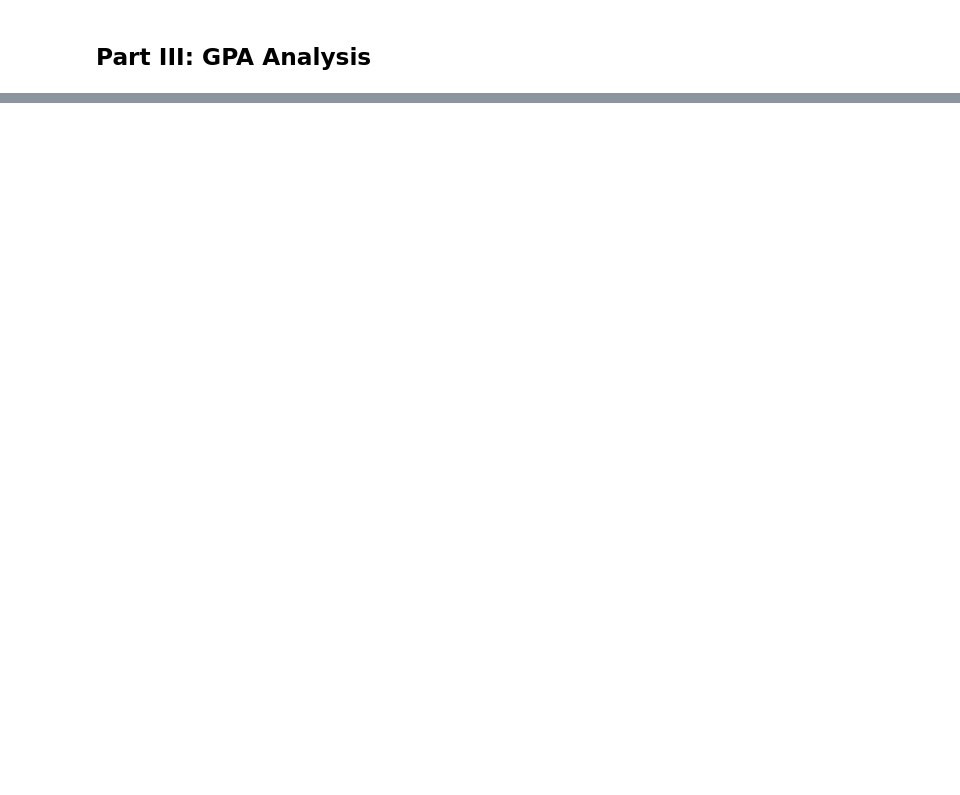
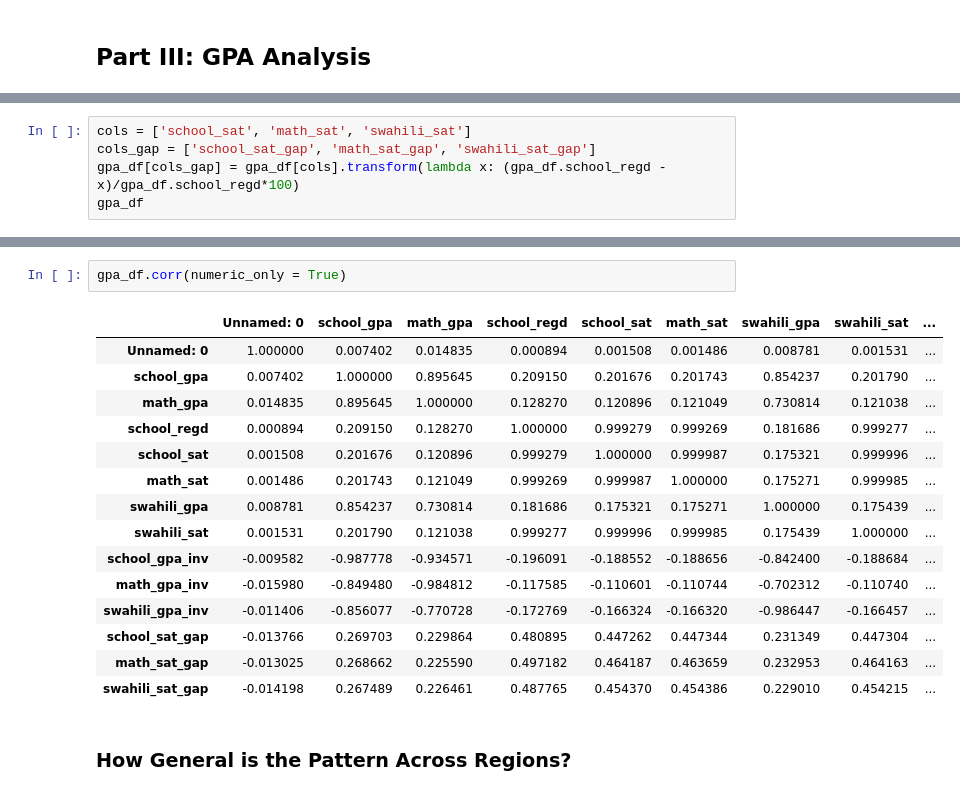
Before and after one commit to gandil/owid_demo, a Jupyter notebook: CSEE2022.ipynb, the cells around one changed output, grey strips where cells are left out. Saved outputs shown, nothing was run; the diff lists cells and outputs as text; blank space fills up the shorter version.

```diff
--- a/CSEE2022.ipynb
+++ b/CSEE2022.ipynb
@@ -522,0 +508,5 @@ frame.describe()
+# %%
+cols = ['school_sat', 'math_sat', 'swahili_sat']
+cols_gap = ['school_sat_gap', 'math_sat_gap', 'swahili_sat_gap']
+gpa_df[cols_gap] = gpa_df[cols].transform(lambda x: (gpa_df.school_regd - x)/gpa_df.school_regd*100)
+gpa_df
@@ -522,0 +536,20 @@ frame.describe()
+# %%
+gpa_df.corr(numeric_only = True)
+# %% [output]
+|  | Unnamed: 0 | school_gpa | math_gpa | school_regd | school_sat | math_sat | swahili_gpa | swahili_sat | ... |
+| Unnamed: 0 | 1.000000 | 0.007402 | 0.014835 | 0.000894 | 0.001508 | 0.001486 | 0.008781 | 0.001531 | ... |
+| school_gpa | 0.007402 | 1.000000 | 0.895645 | 0.209150 | 0.201676 | 0.201743 | 0.854237 | 0.201790 | ... |
+| math_gpa | 0.014835 | 0.895645 | 1.000000 | 0.128270 | 0.120896 | 0.121049 | 0.730814 | 0.121038 | ... |
+| school_regd | 0.000894 | 0.209150 | 0.128270 | 1.000000 | 0.999279 | 0.999269 | 0.181686 | 0.999277 | ... |
+| school_sat | 0.001508 | 0.201676 | 0.120896 | 0.999279 | 1.000000 | 0.999987 | 0.175321 | 0.999996 | ... |
+| math_sat | 0.001486 | 0.201743 | 0.121049 | 0.999269 | 0.999987 | 1.000000 | 0.175271 | 0.999985 | ... |
+| swahili_gpa | 0.008781 | 0.854237 | 0.730814 | 0.181686 | 0.175321 | 0.175271 | 1.000000 | 0.175439 | ... |
+| swahili_sat | 0.001531 | 0.201790 | 0.121038 | 0.999277 | 0.999996 | 0.999985 | 0.175439 | 1.000000 | ... |
+| school_gpa_inv | -0.009582 | -0.987778 | -0.934571 | -0.196091 | -0.188552 | -0.188656 | -0.842400 | -0.188684 | ... |
+| math_gpa_inv | -0.015980 | -0.849480 | -0.984812 | -0.117585 | -0.110601 | -0.110744 | -0.702312 | -0.110740 | ... |
+| swahili_gpa_inv | -0.011406 | -0.856077 | -0.770728 | -0.172769 | -0.166324 | -0.166320 | -0.986447 | -0.166457 | ... |
+| school_sat_gap | -0.013766 | 0.269703 | 0.229864 | 0.480895 | 0.447262 | 0.447344 | 0.231349 | 0.447304 | ... |
+| math_sat_gap | -0.013025 | 0.268662 | 0.225590 | 0.497182 | 0.464187 | 0.463659 | 0.232953 | 0.464163 | ... |
+| swahili_sat_gap | -0.014198 | 0.267489 | 0.226461 | 0.487765 | 0.454370 | 0.454386 | 0.229010 | 0.454215 | ... |
+# %% [markdown]
+### How General is the Pattern Across Regions?
```
Also changed, not shown: parts of 34 cells of this notebook.
